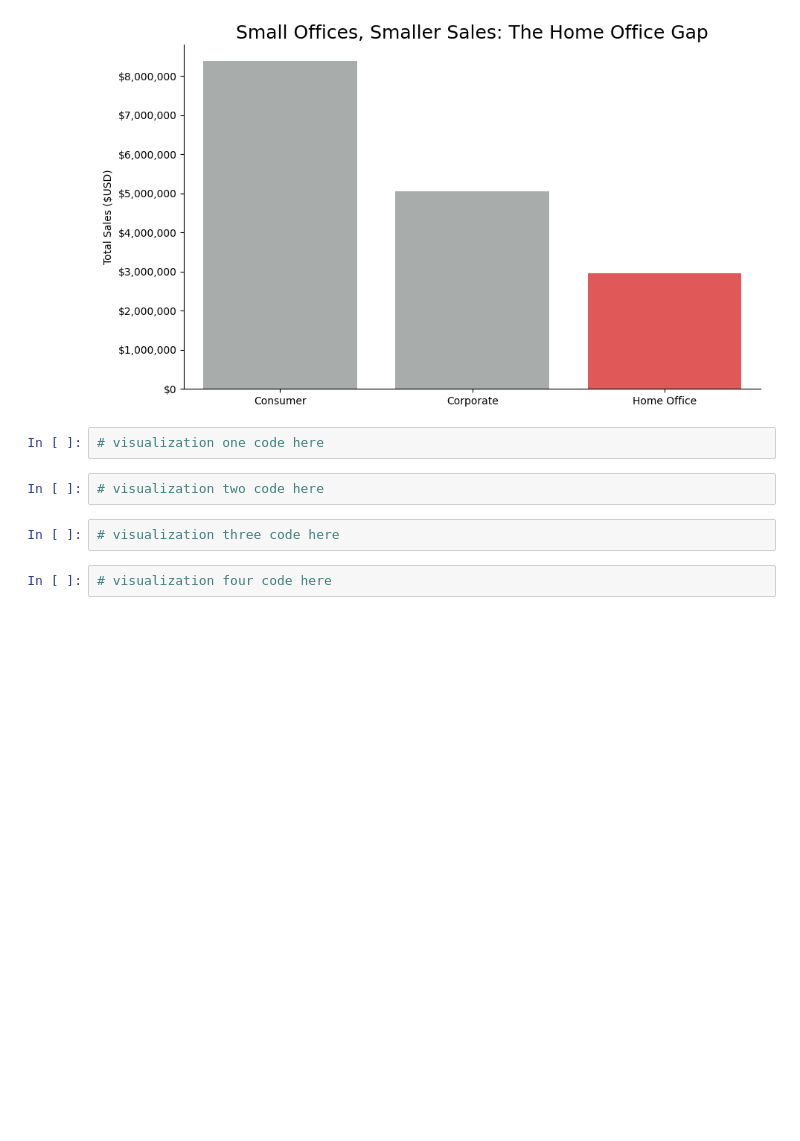
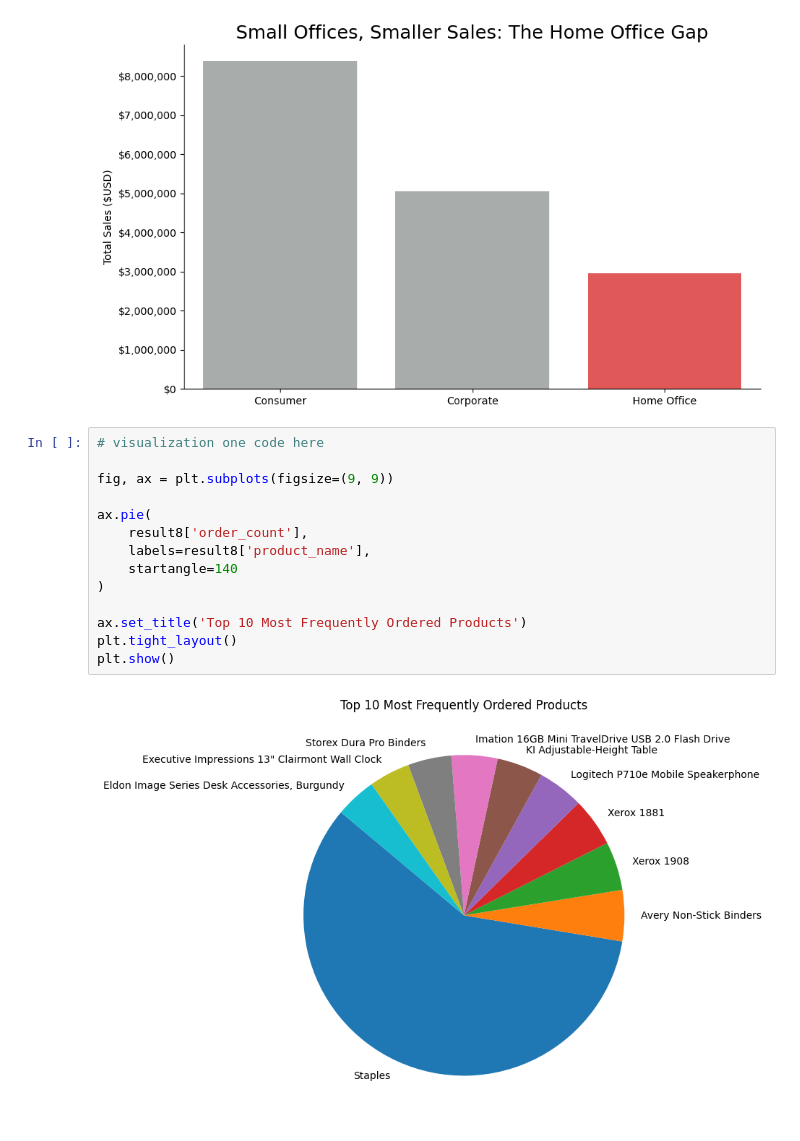
Before and after one commit to notepadnomad/DataAnalysisModule3, a Jupyter notebook: Week4/notebooks/superstore_sales_workflow.ipynb, the cells around one changed output. Drawn from its saved outputs; the diff is of its cells as text; blank space fills up the shorter version.

Commit message:
Adding plots

```diff
--- a/Week4/notebooks/superstore_sales_workflow.ipynb
+++ b/Week4/notebooks/superstore_sales_workflow.ipynb
@@ -436,11 +428,19 @@ sns.despine()
 plt.show()
 # %% [output]
 [figure]
-# %%
-# visualization one code here
-# %%
-# visualization two code here
-# %%
-# visualization three code here
-# %%
-# visualization four code here
+# %%
+# visualization one code here
+
+fig, ax = plt.subplots(figsize=(9, 9))
+
+ax.pie(
+    result8['order_count'],
+    labels=result8['product_name'],
+    startangle=140
+)
+
+ax.set_title('Top 10 Most Frequently Ordered Products')
+plt.tight_layout()
+plt.show()
+# %% [output]
+[figure, added]
```
Also changed, not shown: parts of 5 cells of this notebook.
